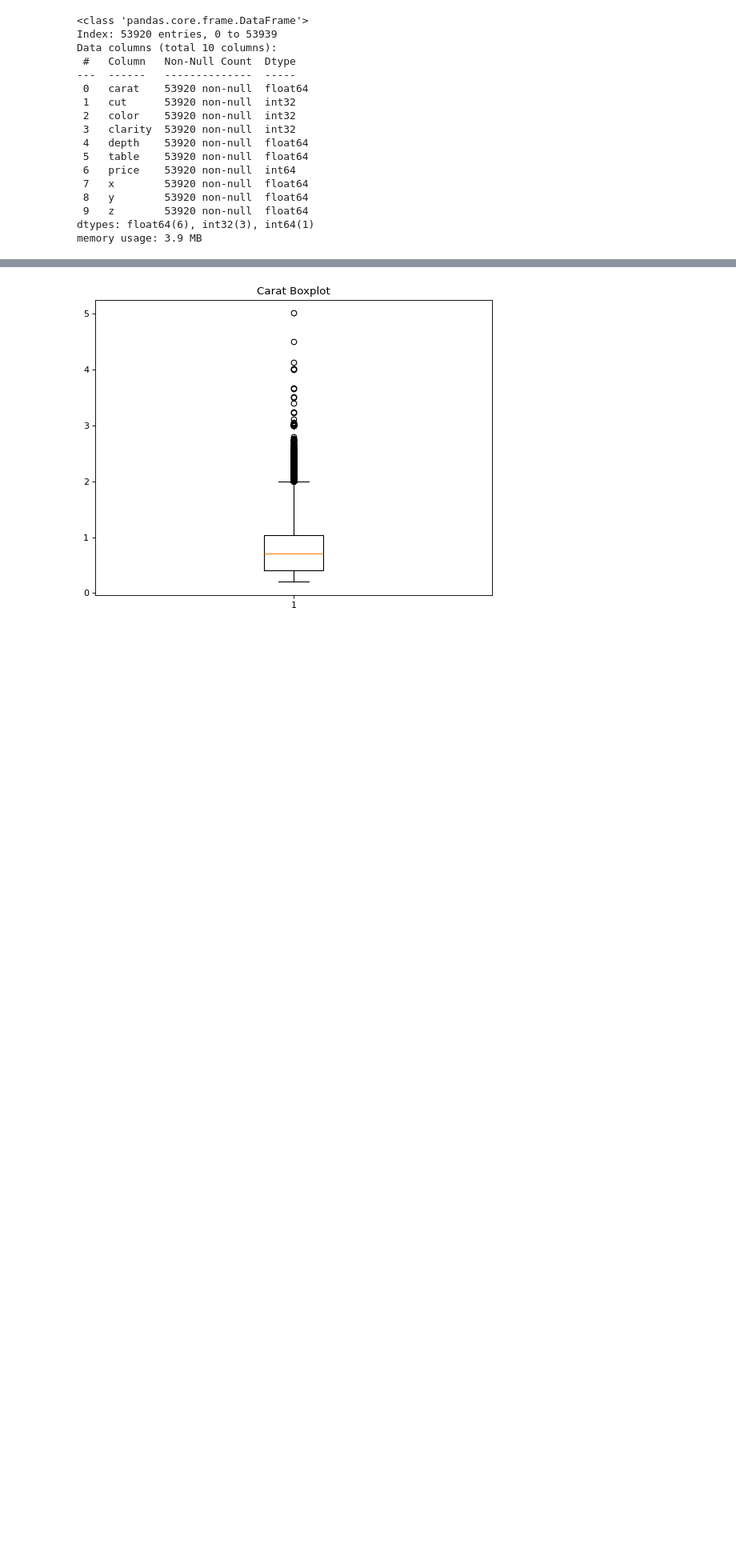
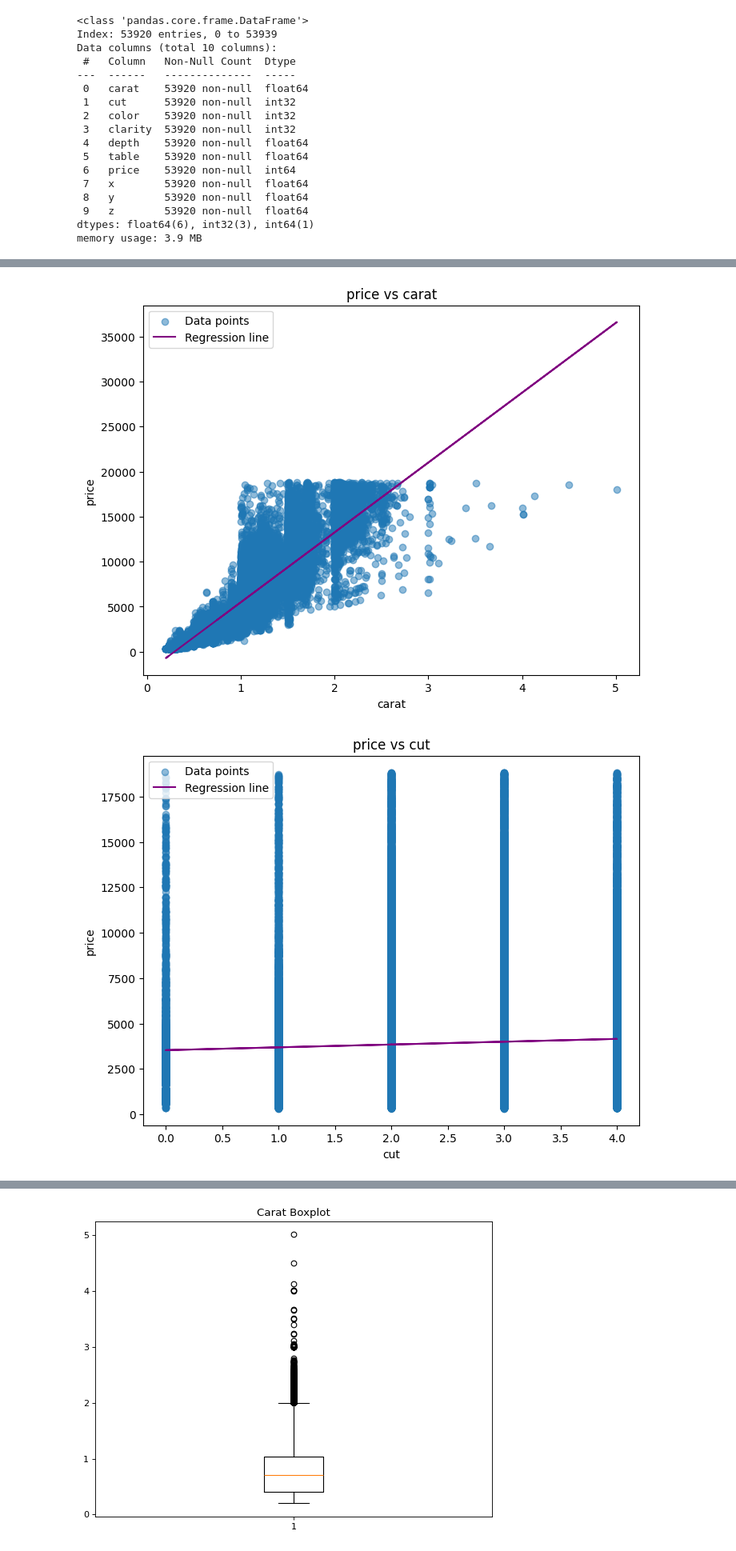
Before and after one commit to y-xing01/DAV_CA1, a Jupyter notebook: diamonds.ipynb, the cells around one changed output, grey strips where cells are left out. Shown at 80% size. Cells and saved outputs as stored; diff of their text form; code cells hidden in the pictures; blank space fills up the shorter version.

Commit message:
:sparkles: Create pairplot and correlation matrix

```diff
--- a/diamonds.ipynb
+++ b/diamonds.ipynb
@@ -212,0 +178,8 @@ Correlation between z and price is:  PearsonRResult(statistic=0.8682064012988958
+# %%
+predictor_variable = ['price']
+response_variable = ['carat', 'cut', 'color', 'clarity', 'depth', 'table', 'x', 'y', 'z']
+
+for predictor_var in predictor_variable:
+    for response_var in response_variable:
+        corr_coef, p_value = pearsonr(data[predictor_var], data[response_var])
+        print(f"Pearson correlation coefficient between '{predictor_var}' and '{response_var}': {corr_coef:.2f}")
@@ -212,0 +196,17 @@ Correlation between z and price is:  PearsonRResult(statistic=0.8682064012988958
+# %%
+for response_var in response_variable:
+    plt.figure(figsize=(8, 6))
+    plt.scatter(data[response_var], data[predictor_var], alpha=0.5, label='Data points')
+    plt.title(f"{predictor_var} vs {response_var}")
+    plt.xlabel(response_var)
+    plt.ylabel(predictor_var)
+
+    # Fit a linear regression line
+    m, b = np.polyfit(data[response_var], data[predictor_var], 1)
+    plt.plot(data[response_var], m * data[response_var] + b, color='purple', label='Regression line')
+
+    plt.legend()
+    plt.show()
+# %% [output]
+[figure, added]
+[figure, added]
```
Also changed, not shown: parts of 6 cells of this notebook.
